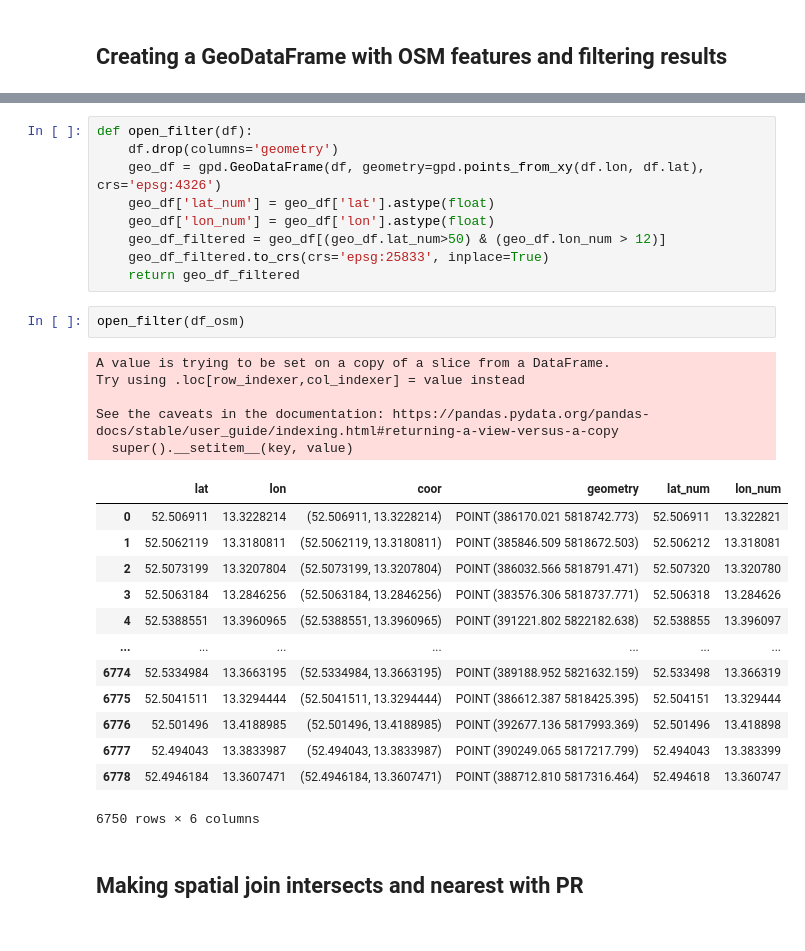
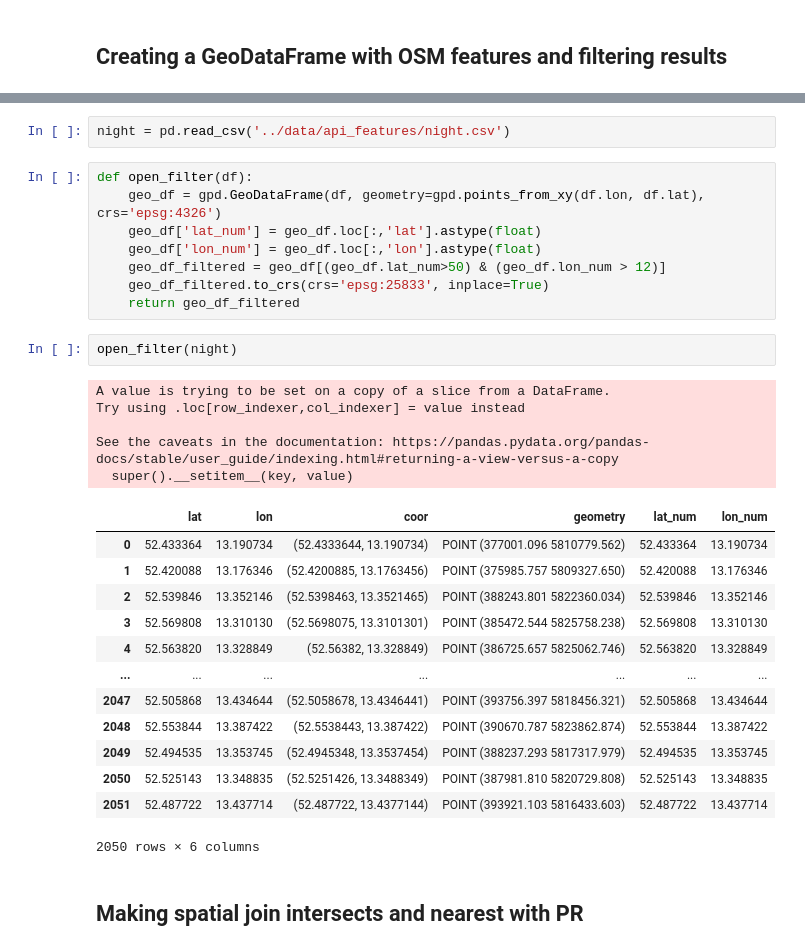
Before and after one commit to Safiaaaaa/YouthInTheCity, a Jupyter notebook: notebooks/safia_api_features_merge_with_pr2021.ipynb, the cells around one changed output, grey strips where cells are left out. Drawn from its saved outputs; the diff is of its cells as text.

```diff
--- a/notebooks/safia_api_features_merge_with_pr2021.ipynb
+++ b/notebooks/safia_api_features_merge_with_pr2021.ipynb
@@ -28,33 +23,34 @@ DriverError: ../raw_data/social_eating.csv: No such file or directory
+# %%
+night = pd.read_csv('../data/api_features/night.csv')
 # %%
 def open_filter(df):
-    df.drop(columns='geometry')
     geo_df = gpd.GeoDataFrame(df, geometry=gpd.points_from_xy(df.lon, df.lat), crs='epsg:4326')
-    geo_df['lat_num'] = geo_df['lat'].astype(float)
-    geo_df['lon_num'] = geo_df['lon'].astype(float)
+    geo_df['lat_num'] = geo_df.loc[:,'lat'].astype(float)
+    geo_df['lon_num'] = geo_df.loc[:,'lon'].astype(float)
     geo_df_filtered = geo_df[(geo_df.lat_num>50) & (geo_df.lon_num > 12)]
     geo_df_filtered.to_crs(crs='epsg:25833', inplace=True)
     return geo_df_filtered
 # %%
-open_filter(df_osm)
+open_filter(night)
 # %% [output]
 A value is trying to be set on a copy of a slice from a DataFrame.
 Try using .loc[row_indexer,col_indexer] = value instead
 
 See the caveats in the documentation: https://pandas.pydata.org/pandas-docs/stable/user_guide/indexing.html#returning-a-view-versus-a-copy
   super().__setitem__(key, value)
 |  | lat | lon | coor | geometry | lat_num | lon_num |
-| 0 | 52.506911 | 13.3228214 | (52.506911, 13.3228214) | POINT (386170.021 5818742.773) | 52.506911 | 13.322821 |
-| 1 | 52.5062119 | 13.3180811 | (52.5062119, 13.3180811) | POINT (385846.509 5818672.503) | 52.506212 | 13.318081 |
-| 2 | 52.5073199 | 13.3207804 | (52.5073199, 13.3207804) | POINT (386032.566 5818791.471) | 52.507320 | 13.320780 |
-| 3 | 52.5063184 | 13.2846256 | (52.5063184, 13.2846256) | POINT (383576.306 5818737.771) | 52.506318 | 13.284626 |
-| 4 | 52.5388551 | 13.3960965 | (52.5388551, 13.3960965) | POINT (391221.802 5822182.638) | 52.538855 | 13.396097 |
+| 0 | 52.433364 | 13.190734 | (52.4333644, 13.190734) | POINT (377001.096 5810779.562) | 52.433364 | 13.190734 |
+| 1 | 52.420088 | 13.176346 | (52.4200885, 13.1763456) | POINT (375985.757 5809327.650) | 52.420088 | 13.176346 |
+| 2 | 52.539846 | 13.352146 | (52.5398463, 13.3521465) | POINT (388243.801 5822360.034) | 52.539846 | 13.352146 |
+| 3 | 52.569808 | 13.310130 | (52.5698075, 13.3101301) | POINT (385472.544 5825758.238) | 52.569808 | 13.310130 |
+| 4 | 52.563820 | 13.328849 | (52.56382, 13.328849) | POINT (386725.657 5825062.746) | 52.563820 | 13.328849 |
 | ... | ... | ... | ... | ... | ... | ... |
-| 6774 | 52.5334984 | 13.3663195 | (52.5334984, 13.3663195) | POINT (389188.952 5821632.159) | 52.533498 | 13.366319 |
-| 6775 | 52.5041511 | 13.3294444 | (52.5041511, 13.3294444) | POINT (386612.387 5818425.395) | 52.504151 | 13.329444 |
-| 6776 | 52.501496 | 13.4188985 | (52.501496, 13.4188985) | POINT (392677.136 5817993.369) | 52.501496 | 13.418898 |
-| 6777 | 52.494043 | 13.3833987 | (52.494043, 13.3833987) | POINT (390249.065 5817217.799) | 52.494043 | 13.383399 |
-| 6778 | 52.4946184 | 13.3607471 | (52.4946184, 13.3607471) | POINT (388712.810 5817316.464) | 52.494618 | 13.360747 |
+| 2047 | 52.505868 | 13.434644 | (52.5058678, 13.4346441) | POINT (393756.397 5818456.321) | 52.505868 | 13.434644 |
+| 2048 | 52.553844 | 13.387422 | (52.5538443, 13.387422) | POINT (390670.787 5823862.874) | 52.553844 | 13.387422 |
+| 2049 | 52.494535 | 13.353745 | (52.4945348, 13.3537454) | POINT (388237.293 5817317.979) | 52.494535 | 13.353745 |
+| 2050 | 52.525143 | 13.348835 | (52.5251426, 13.3488349) | POINT (387981.810 5820729.808) | 52.525143 | 13.348835 |
+| 2051 | 52.487722 | 13.437714 | (52.487722, 13.4377144) | POINT (393921.103 5816433.603) | 52.487722 | 13.437714 |
-6750 rows × 6 columns
+2050 rows × 6 columns
 # %% [markdown]
 ## Making spatial join intersects and nearest with PR
 # %%
```
Also changed, not shown: parts of 9 cells of this notebook, 2 other files.
